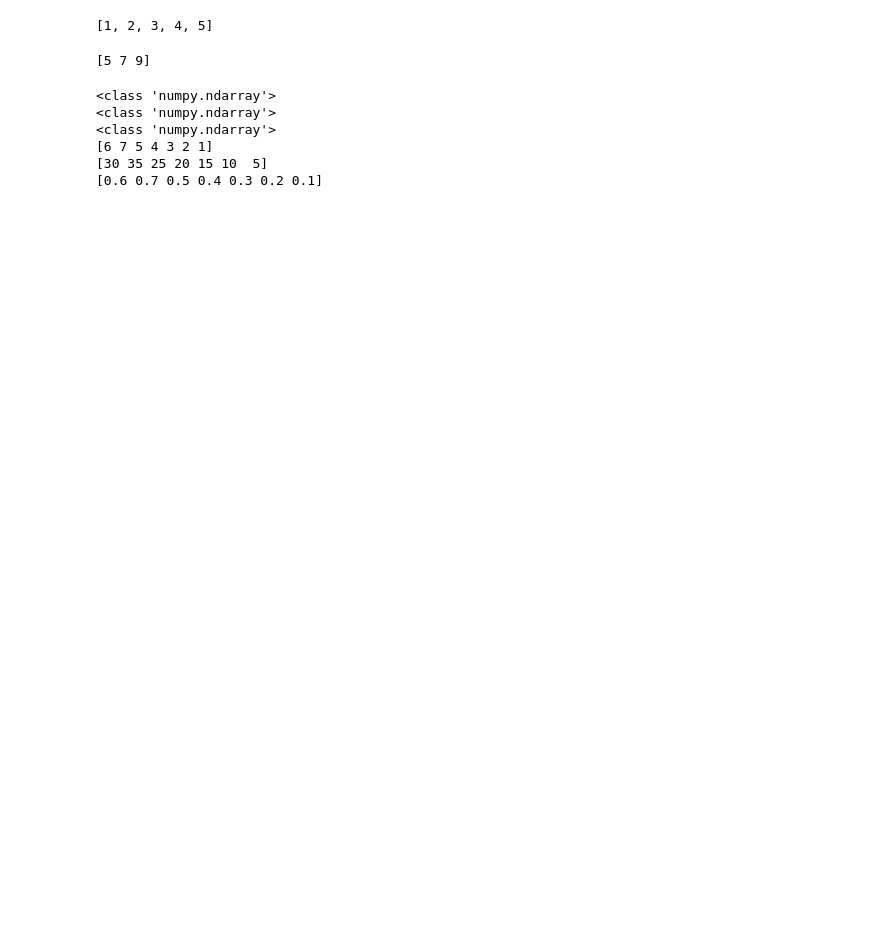
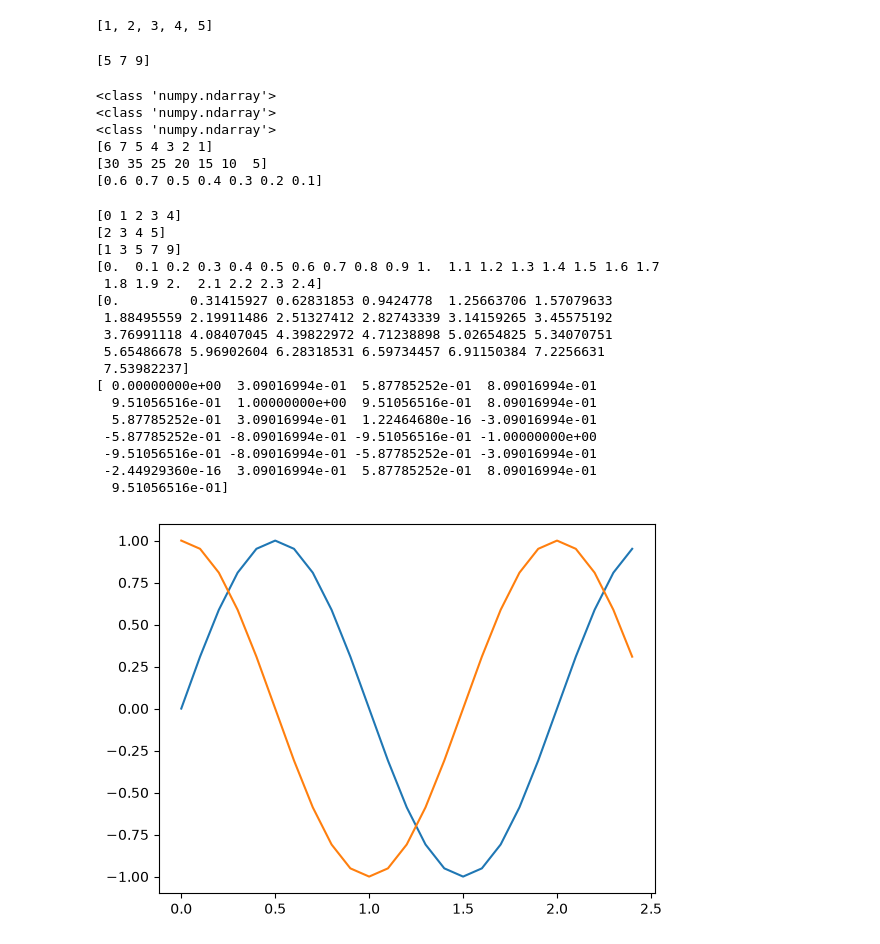
Before and after one commit to oink3388-IoT/__2026_05_09_chihlee_python__, a Jupyter notebook: 06_27/lesson1.ipynb, the cells around one changed output. Saved outputs shown, nothing was run; the diff lists cells and outputs as text; code cells hidden in the pictures; blank space fills up the shorter version.

```diff
--- a/06_27/lesson1.ipynb
+++ b/06_27/lesson1.ipynb
@@ -30,3 +30,51 @@ print(arr3)   # [0.6 0.7 0.5 0.4 0.3 0.2 0.1]
 [6 7 5 4 3 2 1]
 [30 35 25 20 15 10  5]
 [0.6 0.7 0.5 0.4 0.3 0.2 0.1]
+# %%
+import numpy as np
+import math
+import matplotlib.pyplot as plt
+
+
+t1=np.arange(5)
+t2=np.arange(2,6)
+t3=np.arange(1,10,2)
+t4=np.arange(0, 2.5,0.1)
+t5=t4*math.pi
+t6=np.sin(t5)
+y1=np.sin(t5)
+y2=np.cos(t5)
+
+
+print(t1)   # [0 1 2 3 4]
+print(t2)   # [2 3 4 5]
+print(t3)   # [1 3 5 7 9]
+print(t4)   # [0.  0.1 0.2 0.3 0.4 0.5 0.6 0.7 0.8 0.9 1.  1.1 1.2 1.3 1.4 1.5 1.6 1.7 1.8 1.9 2.  2.1 2.2 2.3 2.4]
+print(t5)   # [0.         0.09983342 0.19866933 0.29552021 0.38941834 0.47942554]
+print(t6)   # [0.         0.09983342 0.19866933 0.29552021 0.38941834 0.47942554]
+
+fig = plt.figure()
+axes = fig.add_subplot(1,1,1)
+axes.plot(t4, y1)
+axes.plot(t4, y2)
+
+plt.show()
+# %% [output]
+[0 1 2 3 4]
+[2 3 4 5]
+[1 3 5 7 9]
+[0.  0.1 0.2 0.3 0.4 0.5 0.6 0.7 0.8 0.9 1.  1.1 1.2 1.3 1.4 1.5 1.6 1.7
+ 1.8 1.9 2.  2.1 2.2 2.3 2.4]
+[0.         0.31415927 0.62831853 0.9424778  1.25663706 1.57079633
+ 1.88495559 2.19911486 2.51327412 2.82743339 3.14159265 3.45575192
+ 3.76991118 4.08407045 4.39822972 4.71238898 5.02654825 5.34070751
+ 5.65486678 5.96902604 6.28318531 6.59734457 6.91150384 7.2256631
+ 7.53982237]
+[ 0.00000000e+00  3.09016994e-01  5.87785252e-01  8.09016994e-01
+  9.51056516e-01  1.00000000e+00  9.51056516e-01  8.09016994e-01
+  5.87785252e-01  3.09016994e-01  1.22464680e-16 -3.09016994e-01
+ -5.87785252e-01 -8.09016994e-01 -9.51056516e-01 -1.00000000e+00
+ -9.51056516e-01 -8.09016994e-01 -5.87785252e-01 -3.09016994e-01
+ -2.44929360e-16  3.09016994e-01  5.87785252e-01  8.09016994e-01
+  9.51056516e-01]
+[figure, added]
```
